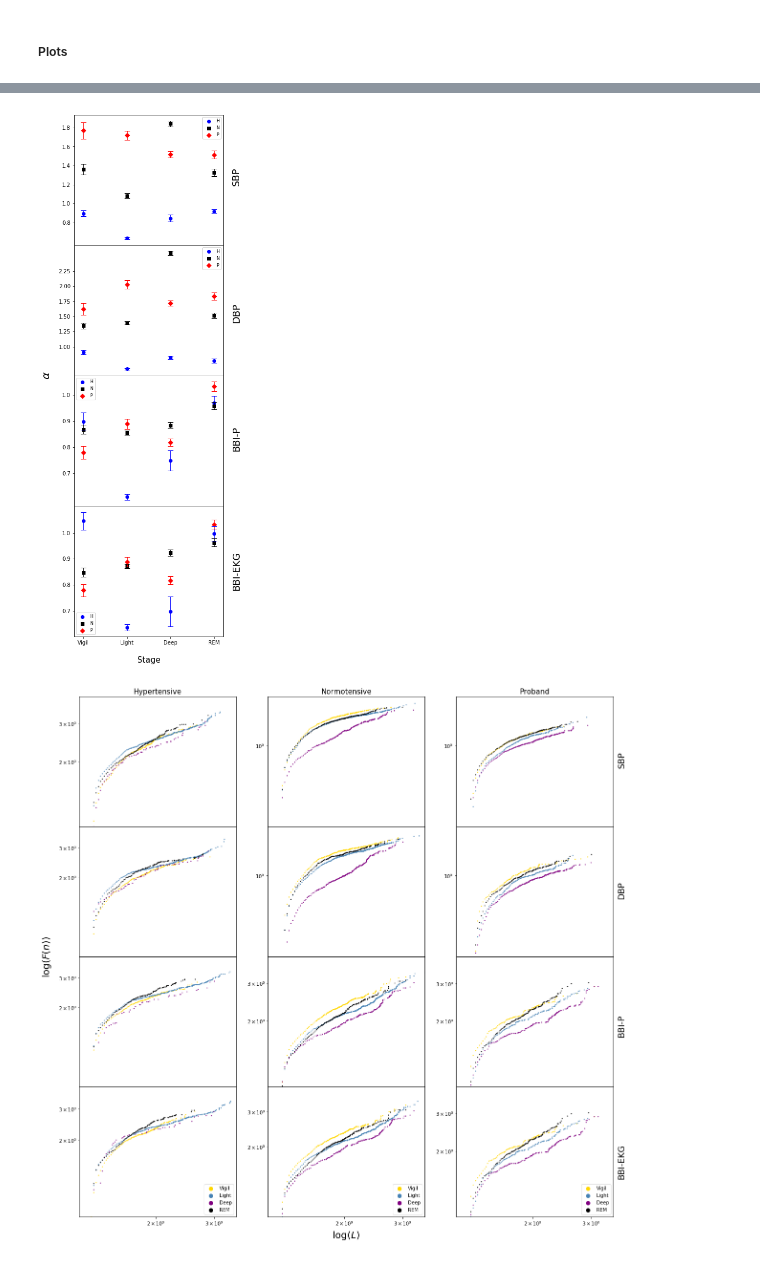
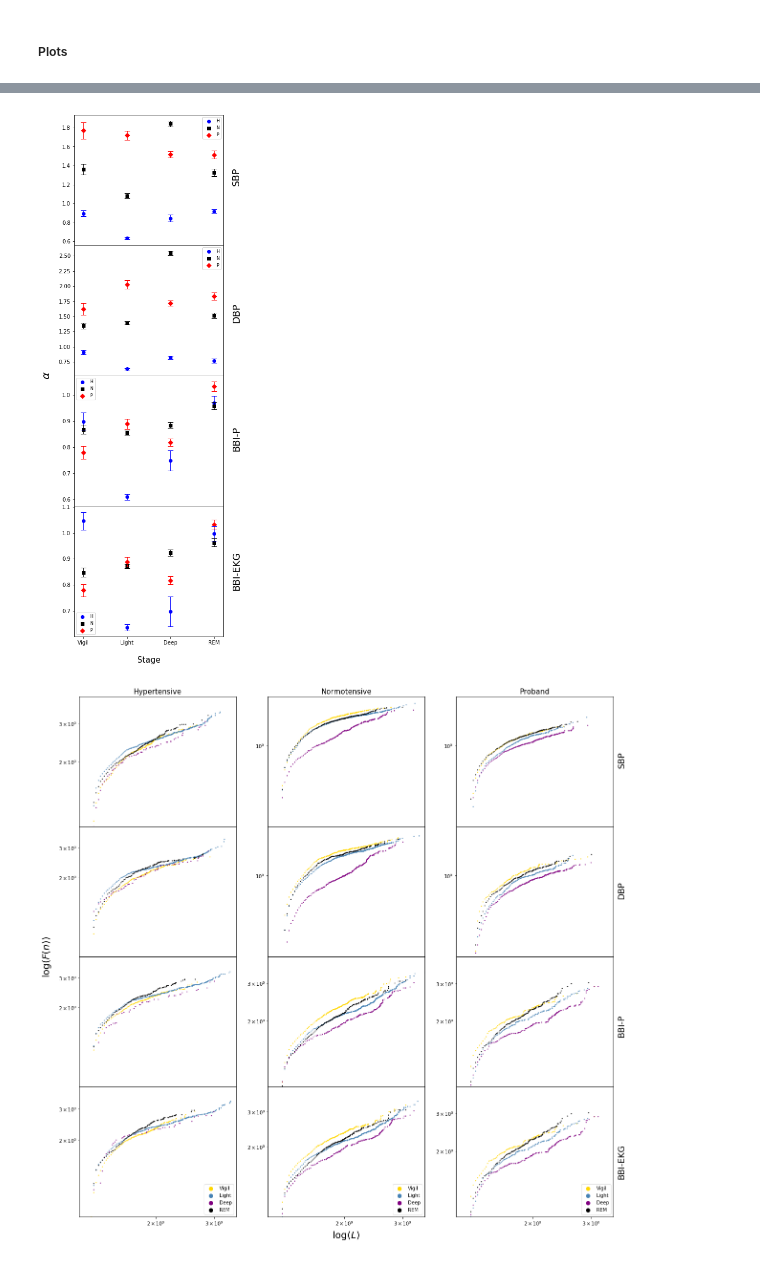
Before and after one commit to patrick-oliveira/analise_hrv, a Jupyter notebook: 4Stages_DFA_L.ipynb, the cells around one changed output, grey strips where cells are left out. Cells and saved outputs as stored; diff of their text form; code cells hidden in the pictures.

```diff
--- a/4Stages_DFA_L.ipynb
+++ b/4Stages_DFA_L.ipynb
@@ -67,0 +141,26 @@ f_l = dfaf.tratamento(f_l, 4, log = 0)
+# %%
+fig, axs = plt.subplots(nrows = 4, ncols = 3)
+# Configure figure sizes and distance between axis
+for item in [fig]:
+    item.set_size_inches(20, 20)
+    item.subplots_adjust(hspace = 0, wspace = 0.2)
+
+colors = ["gold", "steelblue", "purple", "black"]
+labels = ["Vigil", "Light", "Deep", "REM"]
+groups = ["Hypertensive", "Normotensive", "Proband"]
+series = ["SBP", "DBP", "BBI-P", "BBI-EKG"]
+
+for g in range(3):
+    for s in range(4):
+        for j in range(4):
+
+            teste = f_l[g][s][j]
+            localscale = np.zeros(len(teste) - 2)
+            for i in range(1, teste.index[-2]):
+                localscale[i] = (np.log10(teste["coef"][i]) - np.log10(teste["coef"][0]))/(np.log10(teste["L"][i]) - np.log10(teste["L"][0]))
+
+            scales = pd.DataFrame({"x": teste["L"][1:-1], "y": localscale}).drop(1)
+            axs[s][g].plot(scales["x"], scales["y"], color = colors[j], label = labels[j])
+            axs[s][g].legend(fontsize = 10, markerscale = 7, loc = 4)
+            #axs[s][g].set_xscale("log")
+            axs[s][g].set_yscale("log")
@@ -151,4 +253,7 @@ fig.savefig("Plots/Measures/4 Groups/DFA_L/DFA_L_wline.png")
 [figure]
+# %%
+for i in range(3):
+    coef_df[i].to_csv(groups[i]+"coef.csv")
 # %%
 fig, axs = plt.subplots(nrows = 4)
 # Configure fig sizes and distance between axis
@@ -172,38 +277,38 @@ for s in range(4):
     for g in range(3):
         y = coef_df[g][series[s]][[0, 2, 4, 6]]
         y_err = coef_df[g][series[s]][[1, 3, 5, 7]]
         x = [0, 1, 2, 3]
         ax.scatter(x, y, color = col[g], marker = mkr[g], label = group[g])
         ax.errorbar(x, y, yerr = y_err, linestyle = "None", color = col[g], elinewidth = 1, capsize = 5, label = None)
 
     ax.legend(fontsize = 8, markerscale = 1)
 
 
 for i in range(3):
     axs[i].set_xticks([])
 
 axs[3].set_xticks([0, 1, 2, 3])
 axs[3].set_xticklabels(["Vigil", "Light", "Deep", "REM"])
 axs[3].set_xlabel("Stage", size = 15)
 axs[1].set_ylabel(r'$\alpha$', size = 20)
 
 axs[1].yaxis.set_label_coords(-0.15,0)
 axs[3].xaxis.set_label_coords(0.5, -0.15)
 
-axs[0].set_yticks([0.8, 1.0, 1.2, 1.4, 1.6, 1.8])
-axs[1].set_yticks([1, 1.25, 1.5, 1.75, 2, 2.25])
-axs[2].set_yticks([0.7, 0.8, 0.9, 1])
-axs[3].set_yticks([0.7, 0.8, 0.9, 1])
+#axs[0].set_yticks([0.8, 1.0, 1.2, 1.4, 1.6, 1.8])
+#axs[1].set_yticks([1, 1.25, 1.5, 1.75, 2, 2.25])
+#axs[2].set_yticks([0.7, 0.8, 0.9, 1])
+#axs[3].set_yticks([0.7, 0.8, 0.9, 1])
 
 axs[0].text(3.4, 1.3, "SBP", fontsize = 18, rotation = "vertical")
 axs[1].text(3.4, 1.6, "DBP", fontsize = 18, rotation = "vertical")
 axs[2].text(3.4, 0.85, "BBI-P", fontsize = 18, rotation = "vertical")
 axs[3].text(3.4, 0.9, "BBI-EKG", fontsize = 18, rotation = "vertical")
 
 fig.savefig("Plots/Measures/4 Groups/DFA_L/DFA_L_meancoef.png")
 #plt.close(fig)
 # %% [output]
-[figure, old version]
+[figure, new version]
 # %%
 colors    = ["gold", "steelblue", "purple", "black"]
 labels = ["Vigil", "Light", "Deep", "REM"]
```
Also changed, not shown: parts of 7 cells of this notebook, 15 other files.
